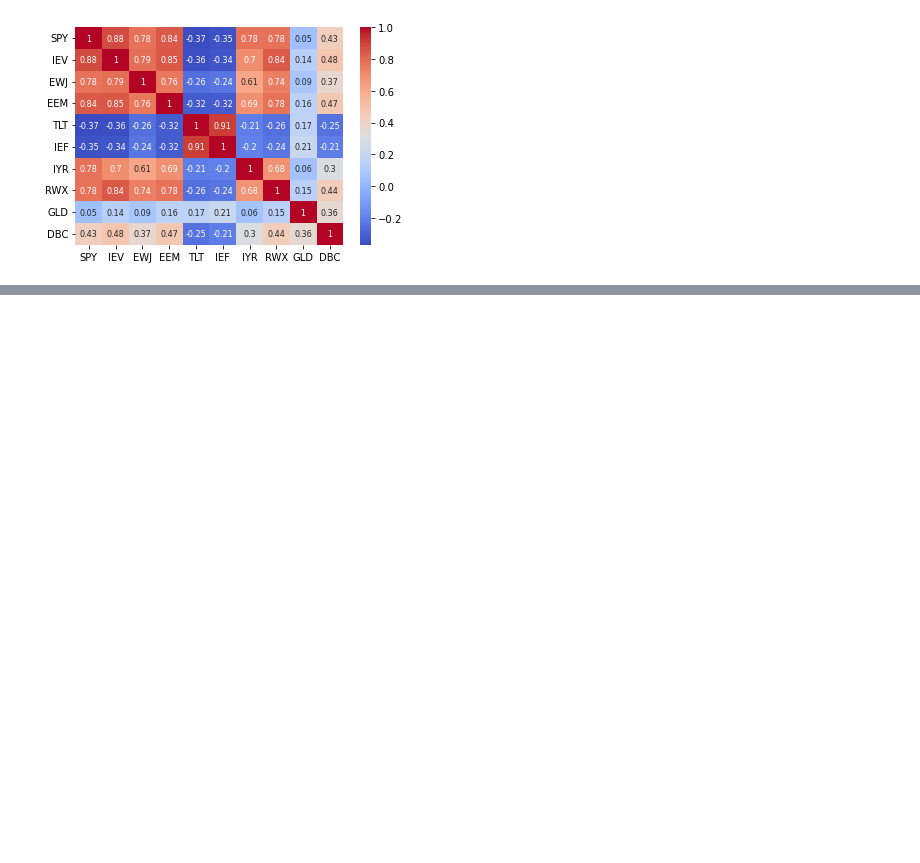
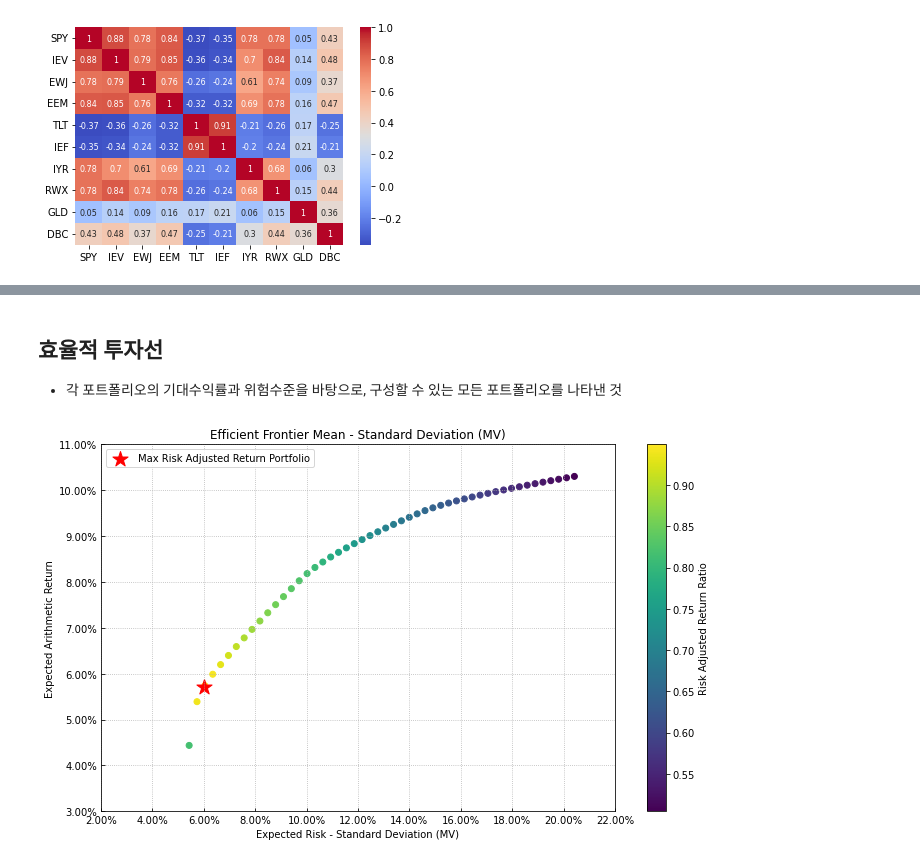
Before and after one commit to Leon-real/Finance-Quant-Study, a Jupyter notebook: HowToInvest/OptimizationPortfolio.ipynb, the cells around one changed output, grey strips where cells are left out. Cells and saved outputs as stored; diff of their text form; code cells hidden in the pictures; blank space fills up the shorter version.

```diff
--- a/HowToInvest/OptimizationPortfolio.ipynb
+++ b/HowToInvest/OptimizationPortfolio.ipynb
@@ -44,0 +90,33 @@ sns.heatmap(rets.corr().round(2), annot = True, annot_kws = {'size':8}, cmap='co
+# %% [markdown]
+## 효율적 투자선
+- 각 포트폴리오의 기대수익률과 위험수준을 바탕으로, 구성할 수 있는 모든 포트폴리오를 나타낸 것
+# %%
+points = 50 # 효율적 투자선을 구성하는 샘플의 갯수
+frontier = port.efficient_frontier(model=model,
+                                  rm=rm,
+                                  points=points,
+                                  rf=rf,
+                                  hist=hist)
+label = "Max Risk Adjusted Return Portfolio"
+mu=port.mu # 기대수익률
+cov = port.cov # 분산-공분산 행렬
+returns = port.returns #자산 별 수익률
+
+ax = rp.plot_frontier(w_frontier = frontier,
+                     mu=mu,
+                     cov=cov,
+                     returns=returns,
+                     rm=rm,
+                     rf=rf,
+                     alpha=0.05,
+                     cmap='viridis',
+                     w=w,
+                     label=label,
+                     marker='*',
+                     s=16,
+                     c='r',
+                     height=6,
+                     width=10,
+                     ax=None)
+# %% [output]
+[figure, added]
```
Also changed, not shown: parts of 8 cells of this notebook, 1 other file.
